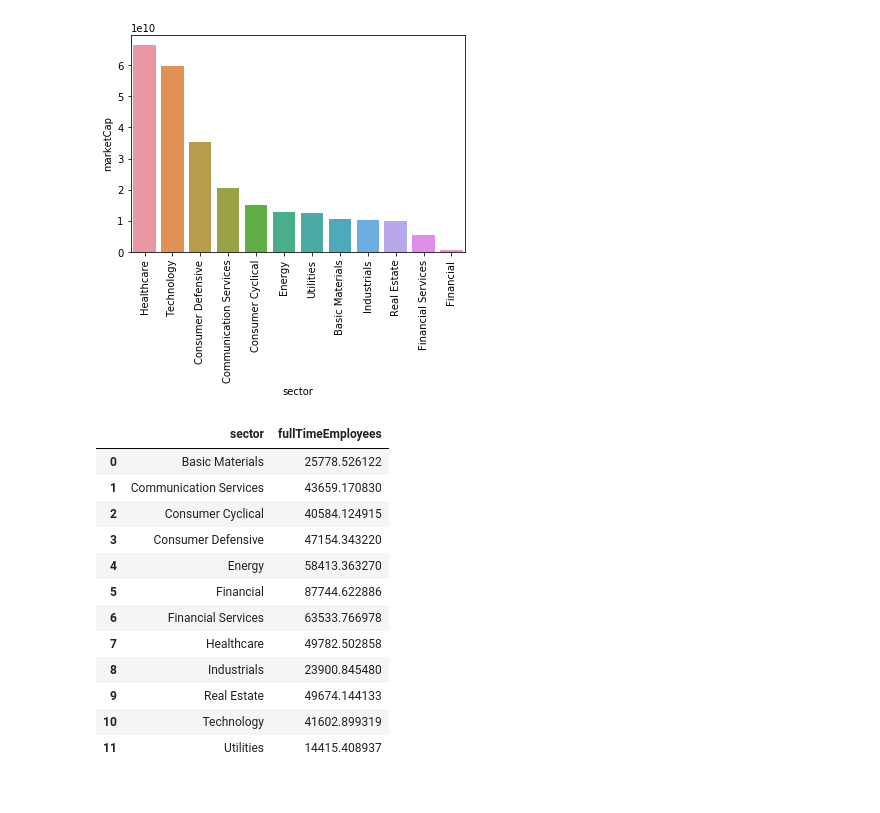
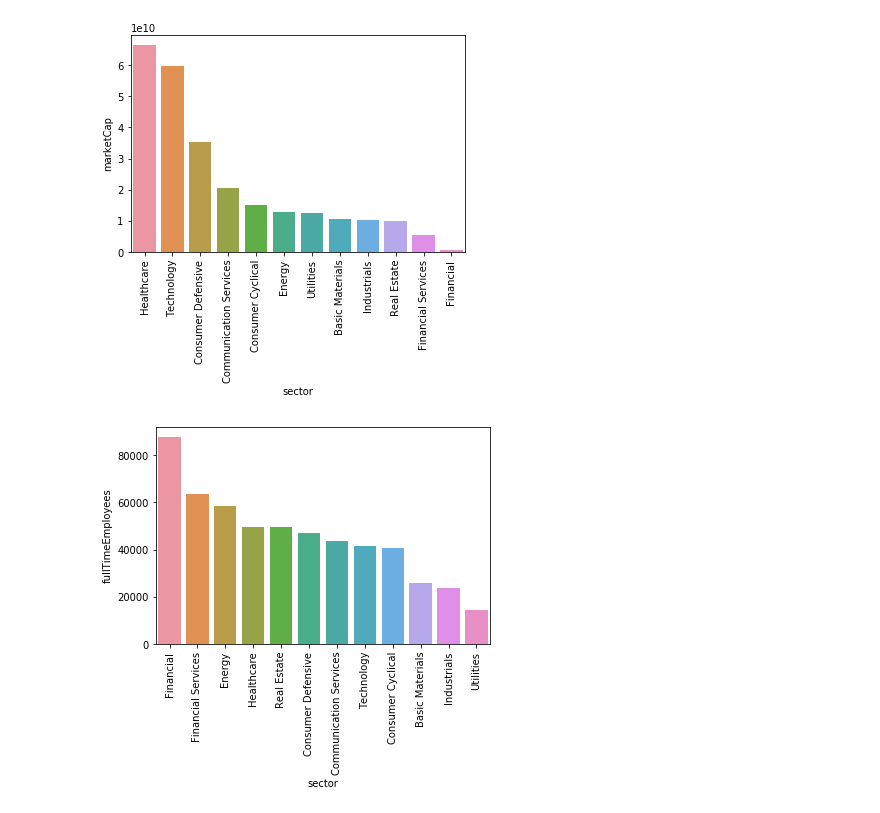
Before and after one commit to ipatel467/Stock-Market-Analysis, a Jupyter notebook: StocksP2.ipynb, the cells around one changed output. Drawn from its saved outputs; the diff is of its cells as text; code cells hidden in the pictures.

```diff
--- a/StocksP2.ipynb
+++ b/StocksP2.ipynb
@@ -437,18 +437,11 @@ plt.xticks(rotation=90);
 # %% [output]
 [figure]
 # %%
-lflarge.groupby('sector').agg({'fullTimeEmployees':'mean'}).reset_index()
+lfe = large.groupby('sector').agg({'fullTimeEmployees':'mean'}).reset_index()
-# %% [output]
-|  | sector | fullTimeEmployees |
-| 0 | Basic Materials | 25778.526122 |
-| 1 | Communication Services | 43659.170830 |
-| 2 | Consumer Cyclical | 40584.124915 |
-| 3 | Consumer Defensive | 47154.343220 |
-| 4 | Energy | 58413.363270 |
-| 5 | Financial | 87744.622886 |
-| 6 | Financial Services | 63533.766978 |
-| 7 | Healthcare | 49782.502858 |
-| 8 | Industrials | 23900.845480 |
-| 9 | Real Estate | 49674.144133 |
-| 10 | Technology | 41602.899319 |
-| 11 | Utilities | 14415.408937 |
+# %%
+lfe = lfe.sort_values(by='fullTimeEmployees',ascending=False)
+# %%
+sns.barplot(x=lfe['sector'], y= lfe['fullTimeEmployees']);
+plt.xticks(rotation=90);
+# %% [output]
+[figure, added]
```
Also changed, not shown: parts of 3 cells of this notebook.
